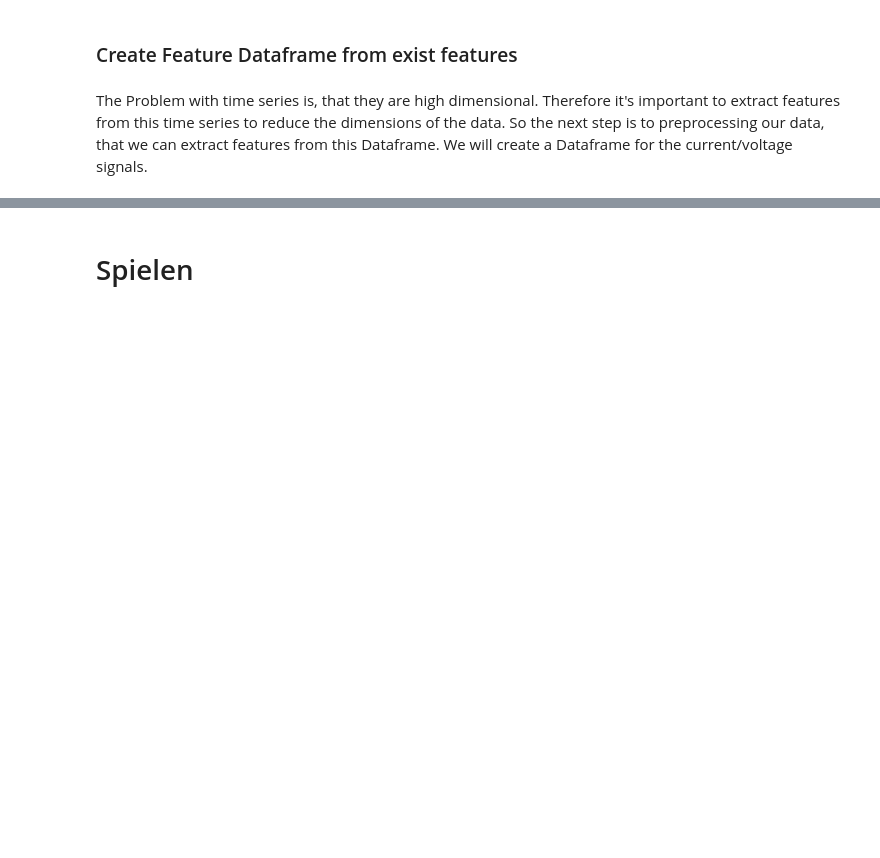
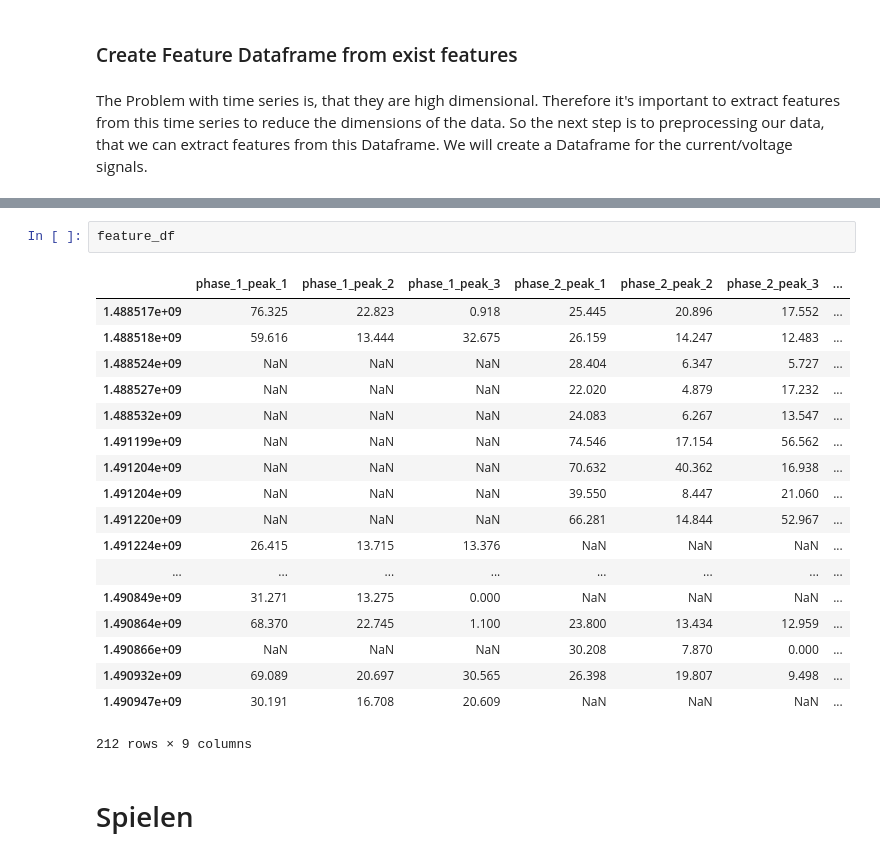
Before and after one commit to Snorrevombau/Transients_Classifier, a Jupyter notebook: data_exploration_new.ipynb, the cells around one changed output, grey strips where cells are left out. Saved outputs shown, nothing was run; the diff lists cells and outputs as text; blank space fills up the shorter version.

```diff
--- a/data_exploration_new.ipynb
+++ b/data_exploration_new.ipynb
@@ -250,3 +262,24 @@ Wall time: 2.23 s
+# %%
+feature_df
+# %% [output]
+|  | phase_1_peak_1 | phase_1_peak_2 | phase_1_peak_3 | phase_2_peak_1 | phase_2_peak_2 | phase_2_peak_3 | ... |
+| 1.488517e+09 | 76.325 | 22.823 | 0.918 | 25.445 | 20.896 | 17.552 | ... |
+| 1.488518e+09 | 59.616 | 13.444 | 32.675 | 26.159 | 14.247 | 12.483 | ... |
+| 1.488524e+09 | NaN | NaN | NaN | 28.404 | 6.347 | 5.727 | ... |
+| 1.488527e+09 | NaN | NaN | NaN | 22.020 | 4.879 | 17.232 | ... |
+| 1.488532e+09 | NaN | NaN | NaN | 24.083 | 6.267 | 13.547 | ... |
+| 1.491199e+09 | NaN | NaN | NaN | 74.546 | 17.154 | 56.562 | ... |
+| 1.491204e+09 | NaN | NaN | NaN | 70.632 | 40.362 | 16.938 | ... |
+| 1.491204e+09 | NaN | NaN | NaN | 39.550 | 8.447 | 21.060 | ... |
+| 1.491220e+09 | NaN | NaN | NaN | 66.281 | 14.844 | 52.967 | ... |
+| 1.491224e+09 | 26.415 | 13.715 | 13.376 | NaN | NaN | NaN | ... |
+| ... | ... | ... | ... | ... | ... | ... | ... |
+| 1.490849e+09 | 31.271 | 13.275 | 0.000 | NaN | NaN | NaN | ... |
+| 1.490864e+09 | 68.370 | 22.745 | 1.100 | 23.800 | 13.434 | 12.959 | ... |
+| 1.490866e+09 | NaN | NaN | NaN | 30.208 | 7.870 | 0.000 | ... |
+| 1.490932e+09 | 69.089 | 20.697 | 30.565 | 26.398 | 19.807 | 9.498 | ... |
+| 1.490947e+09 | 30.191 | 16.708 | 20.609 | NaN | NaN | NaN | ... |
+212 rows × 9 columns
 # %% [markdown]
 # Spielen
 # %%
```
Also changed, not shown: parts of 10 cells of this notebook.
